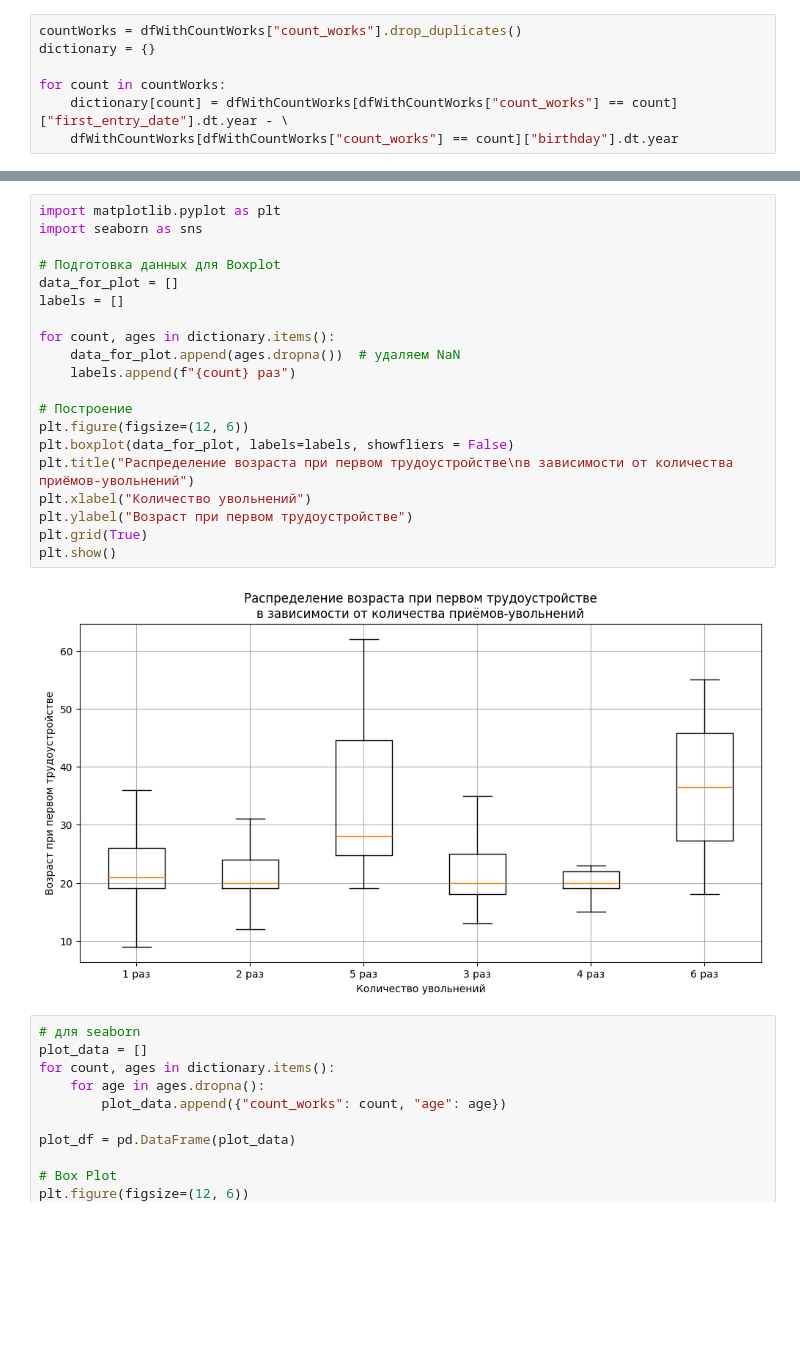
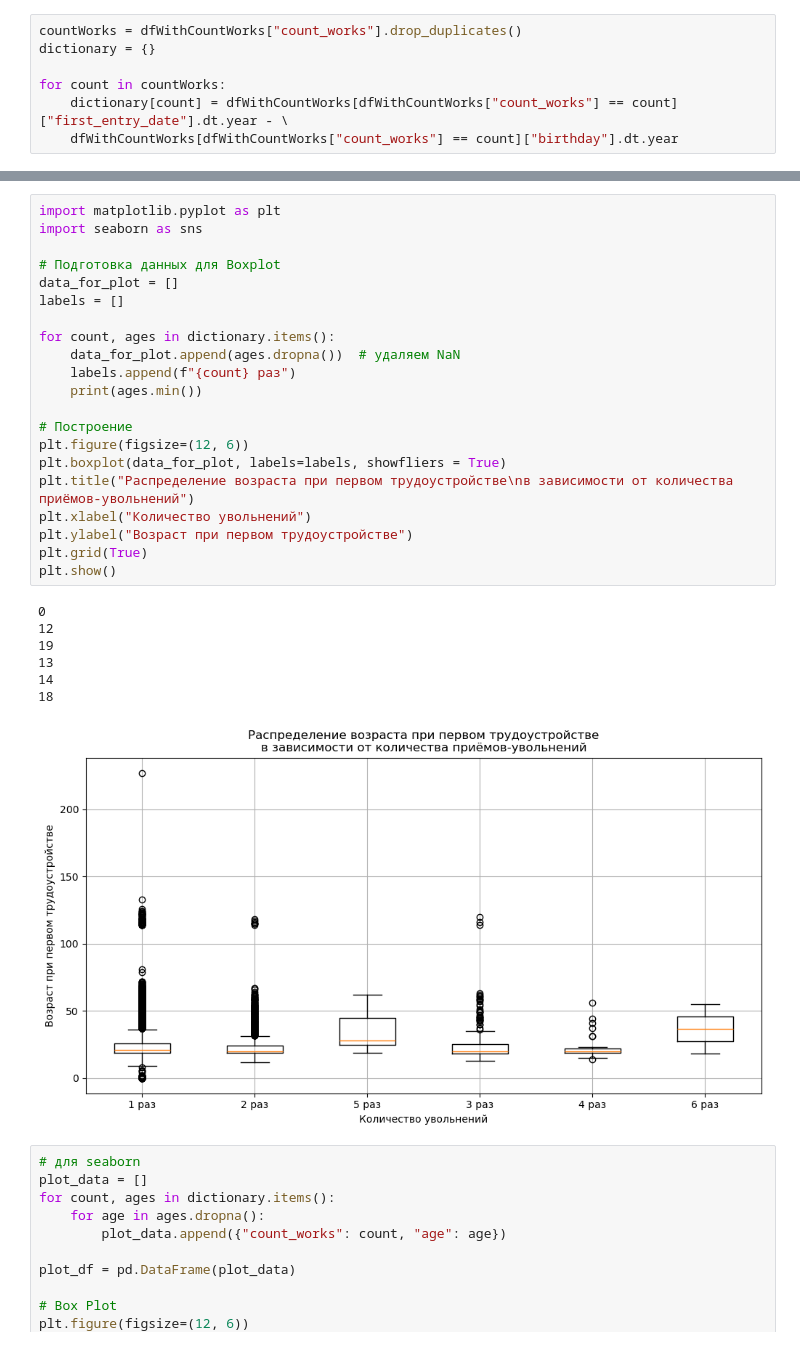
Before and after one commit to Azernem/Data_Analysis_SPbU, a Jupyter notebook: Receptions_and_dismissals/Receptions_and_dismissals.ipynb, the cells around one changed output, grey strips where cells are left out. Drawn from its saved outputs; the diff is of its cells as text; blank space fills up the shorter version.

```diff
--- a/Receptions_and_dismissals/Receptions_and_dismissals.ipynb
+++ b/Receptions_and_dismissals/Receptions_and_dismissals.ipynb
@@ -117,25 +117,32 @@ for count, ages in dictionary.items():
 # %%
 import matplotlib.pyplot as plt
 import seaborn as sns
 
 # Подготовка данных для Boxplot
 data_for_plot = []
 labels = []
 
 for count, ages in dictionary.items():
     data_for_plot.append(ages.dropna())  # удаляем NaN
     labels.append(f"{count} раз")
+    print(ages.min())
 
 # Построение
 plt.figure(figsize=(12, 6))
-plt.boxplot(data_for_plot, labels=labels, showfliers = False)
+plt.boxplot(data_for_plot, labels=labels, showfliers = True)
 plt.title("Распределение возраста при первом трудоустройстве\nв зависимости от количества приёмов-увольнений")
 plt.xlabel("Количество увольнений")
 plt.ylabel("Возраст при первом трудоустройстве")
 plt.grid(True)
 plt.show()
 # %% [output]
+0
+12
+19
+13
+14
+18
-[figure, old version]
+[figure, new version]
 # %%
 # для seaborn
 plot_data = []
```
Also changed, not shown: parts of 1 cell of this notebook.
